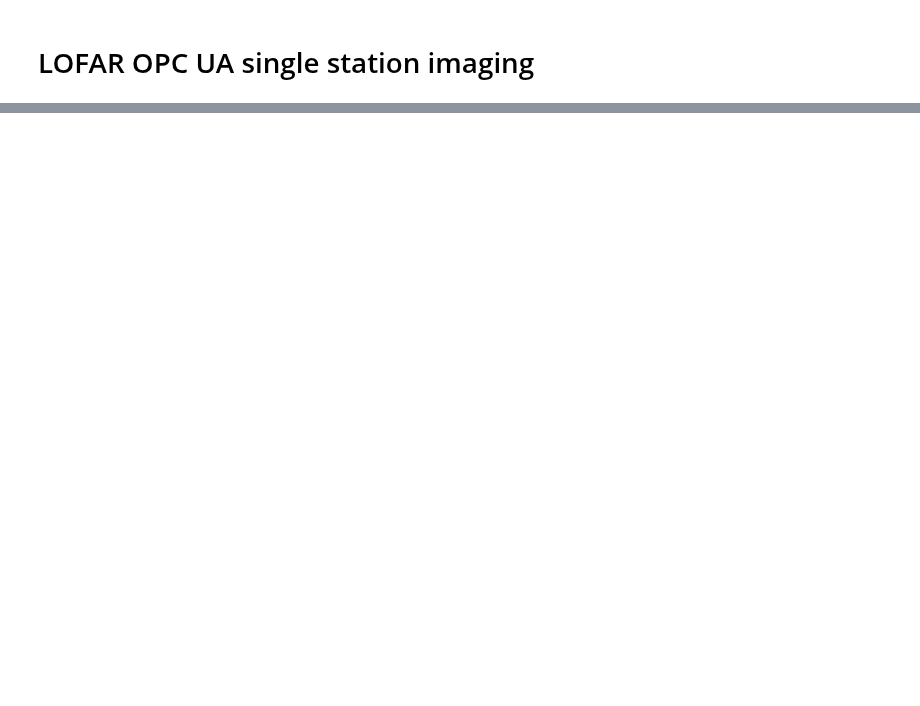
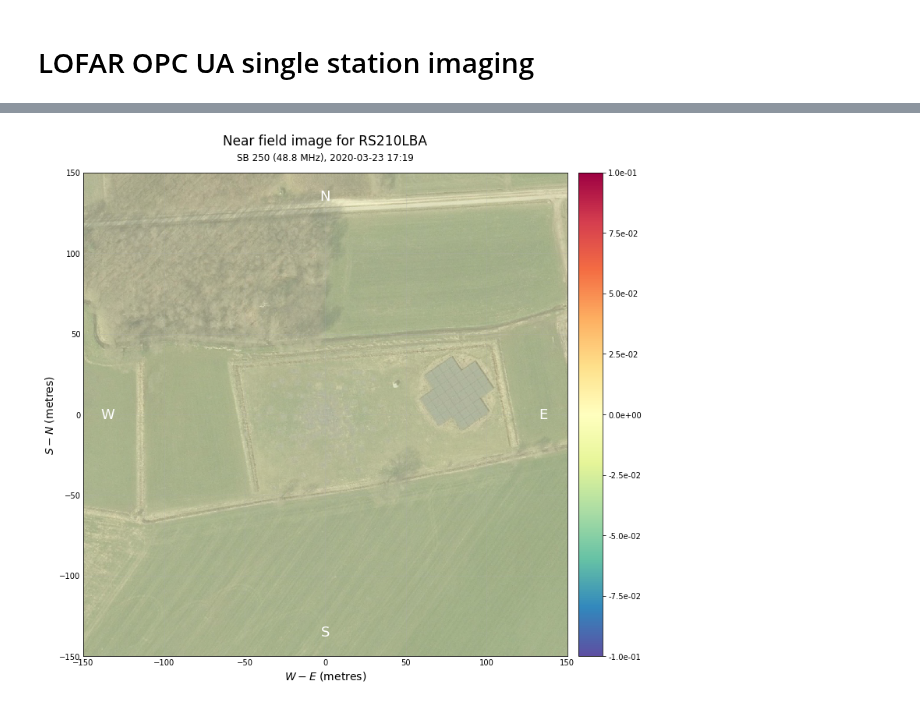
Before and after one commit to lofar-astron/lofarimaging, a Jupyter notebook: image_opcua.ipynb, the cells around one changed output, grey strips where cells are left out. Saved outputs shown, nothing was run; the diff lists cells and outputs as text; code cells hidden in the pictures; blank space fills up the shorter version.

```diff
--- a/image_opcua.ipynb
+++ b/image_opcua.ipynb
@@ -227,0 +47,4 @@ make_leaflet_map(folium_overlay, lon_center, lat_center, lon_min, lat_min, lon_m
+# %%
+ground_fig
+# %% [output]
+[figure, added]
```
Also changed, not shown: parts of 57 cells of this notebook, 2 other files.
